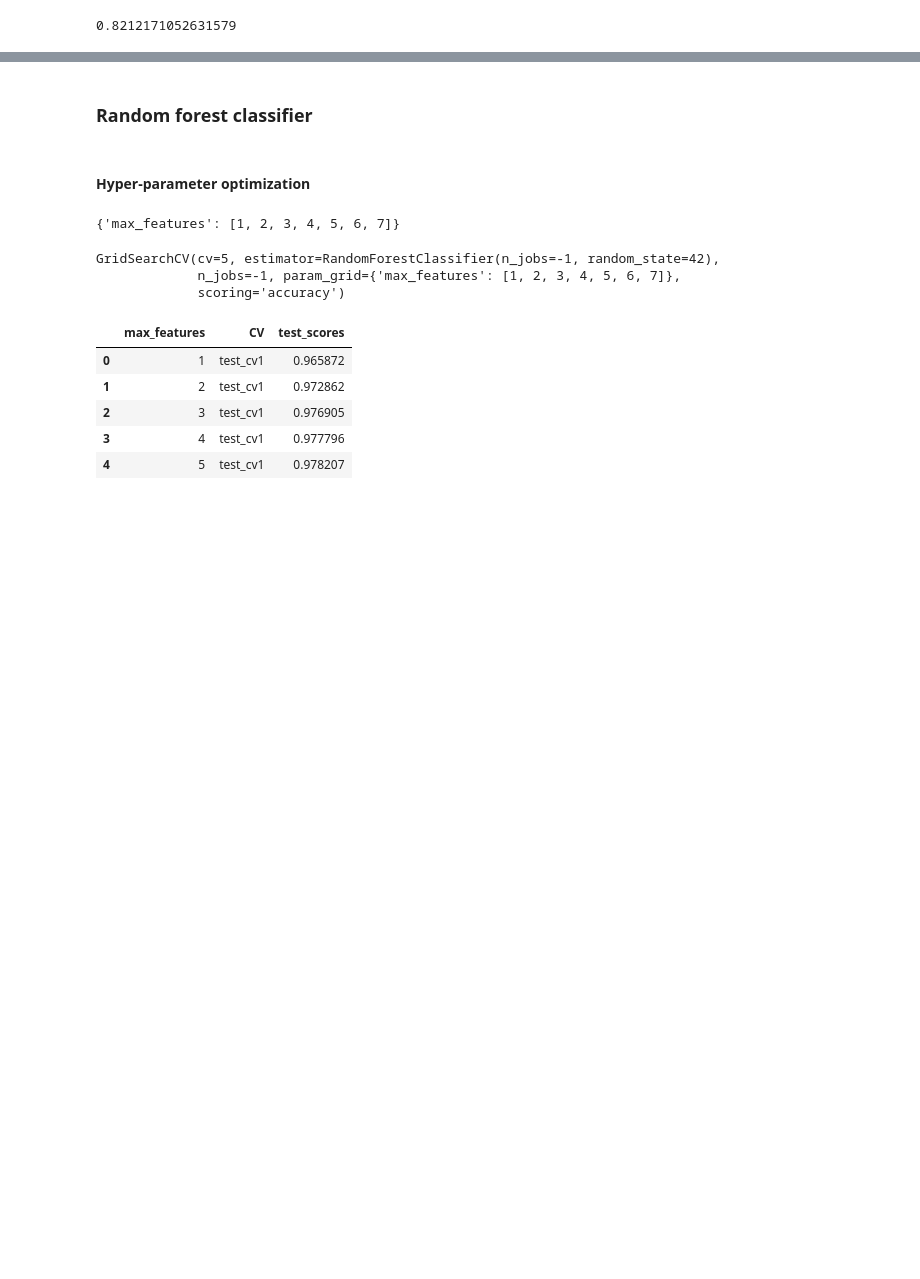
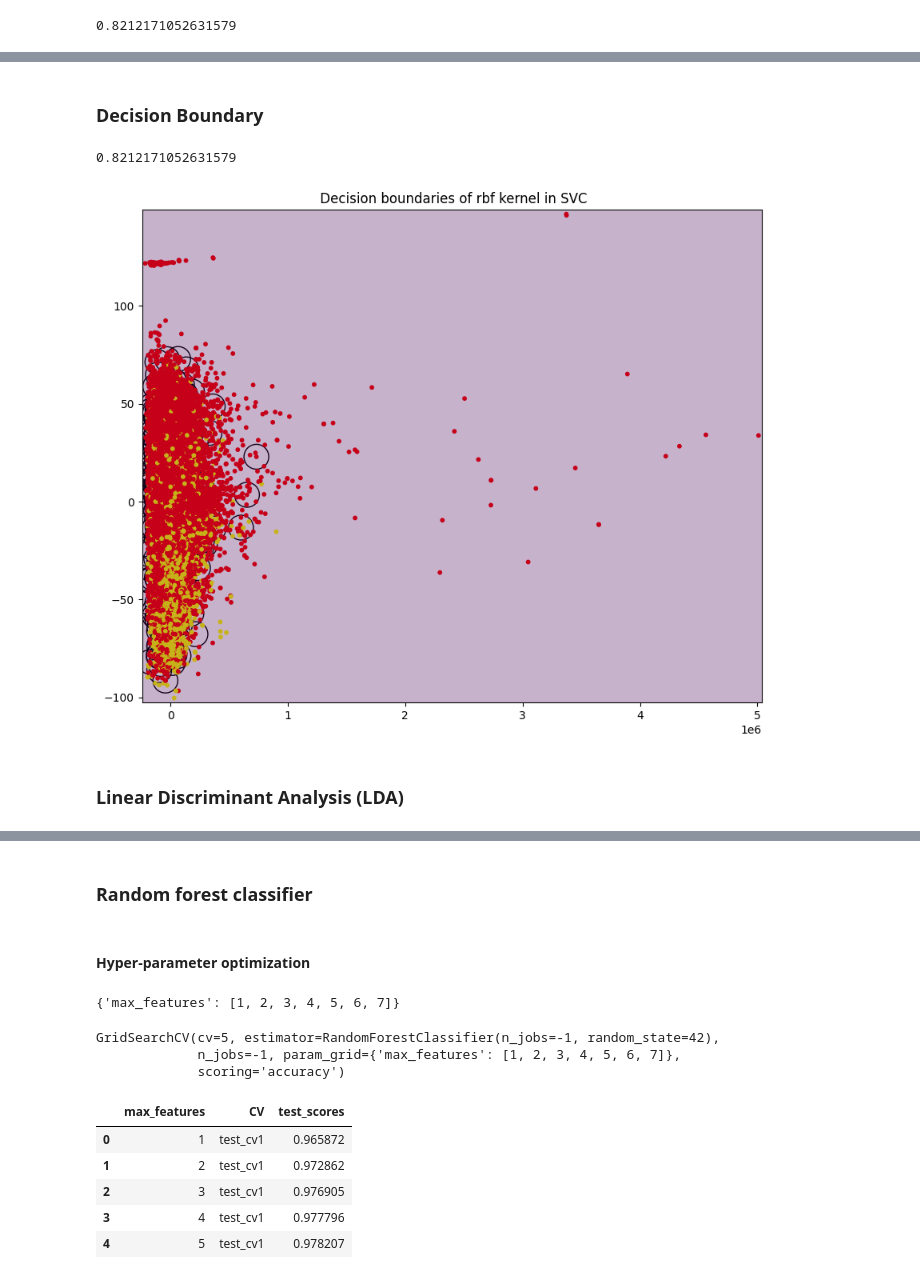
Before and after one commit to hurdg/Spotify_GenreClassifier, a Jupyter notebook: ModelBuilding.ipynb, the cells around one changed output, grey strips where cells are left out. Drawn from its saved outputs; the diff is of its cells as text; code cells hidden in the pictures; blank space fills up the shorter version.

```diff
--- a/ModelBuilding.ipynb
+++ b/ModelBuilding.ipynb
@@ -77,0 +124,62 @@ yhat = log_clf.predict(X_test)
+# %% [markdown]
+### Decision Boundary
+# %%
+from sklearn.pipeline import Pipeline
+from sklearn import decomposition
+import numpy as np
+from sklearn.svm import SVC
+import matplotlib.pyplot as plt
+from sklearn.inspection import DecisionBoundaryDisplay
+from sklearn.svm import SVC
+from sklearn.model_selection import GridSearchCV
+from sklearn.metrics import accuracy_score
+
+param_grid = {
+    "C":[0.1],
+    'gamma': [1],
+    "kernel":["rbf"]
+}
+
+pca = decomposition.PCA(n_components=2)
+X_red = pca.fit_transform(X_train)
+X_red_te = pca.fit_transform(X_test)
+svm = SVC(C=0.1, gamma=1, kernel="rbf")
+svm.fit(pd.DataFrame(X_red).sample(1000), y_train.sample(1000))
+print(accuracy_score(svm.predict(X_red_te), y_test))
+
+_, ax = plt.subplots(figsize=(10, 8))
+ax.scatter(
+    svm.support_vectors_[:, 0],
+    svm.support_vectors_[:, 1],
+    s=500,
+    facecolors="none",
+    edgecolors="k",
+)
+#Plot samples by color and add legend
+ax.scatter(X_red[:, 0], X_red[:, 1], c=y_train, s=10, cmap='autumn')
+ax.set_title(f" Decision boundaries of rbf kernel in SVC")
+DecisionBoundaryDisplay.from_estimator(
+    svm,
+    X_red,
+    ax=ax,
+    response_method='predict',
+    alpha=0.3,
+    plot_method='pcolormesh'
+)
+DecisionBoundaryDisplay.from_estimator(
+    svm,
+    X_red,
+    ax=ax,
+    response_method="decision_function",
+    plot_method="contour",
+    levels=[-1, 0, 1],
+    colors=["k", "k", "k"],
+    linestyles=["--", "-", "--"],
+)
+
+_ = plt.show()
+# %% [output]
+0.8212171052631579
+[figure, added]
+# %% [markdown]
+### Linear Discriminant Analysis (LDA)
```
Also changed, not shown: parts of 43 cells of this notebook, 2 other files.
